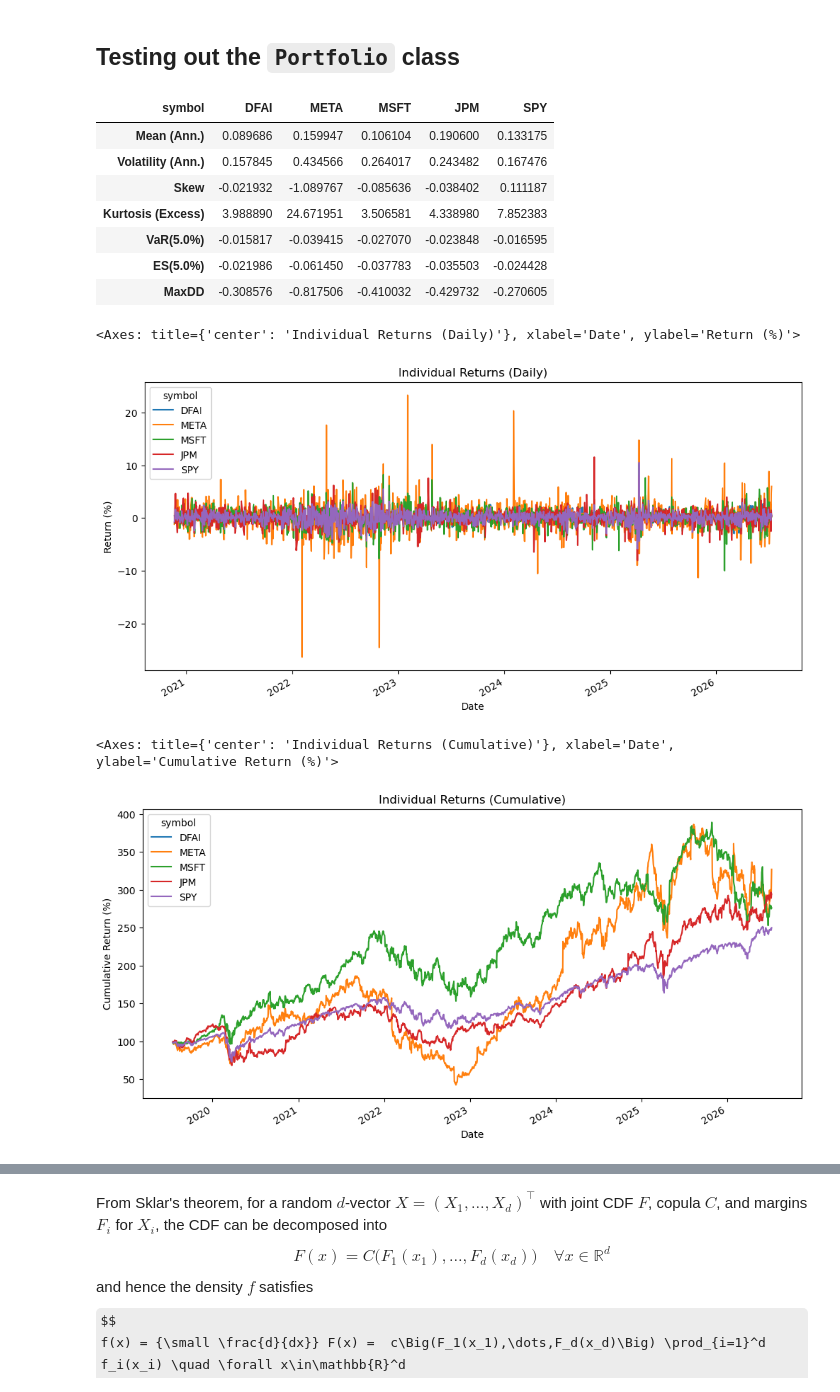
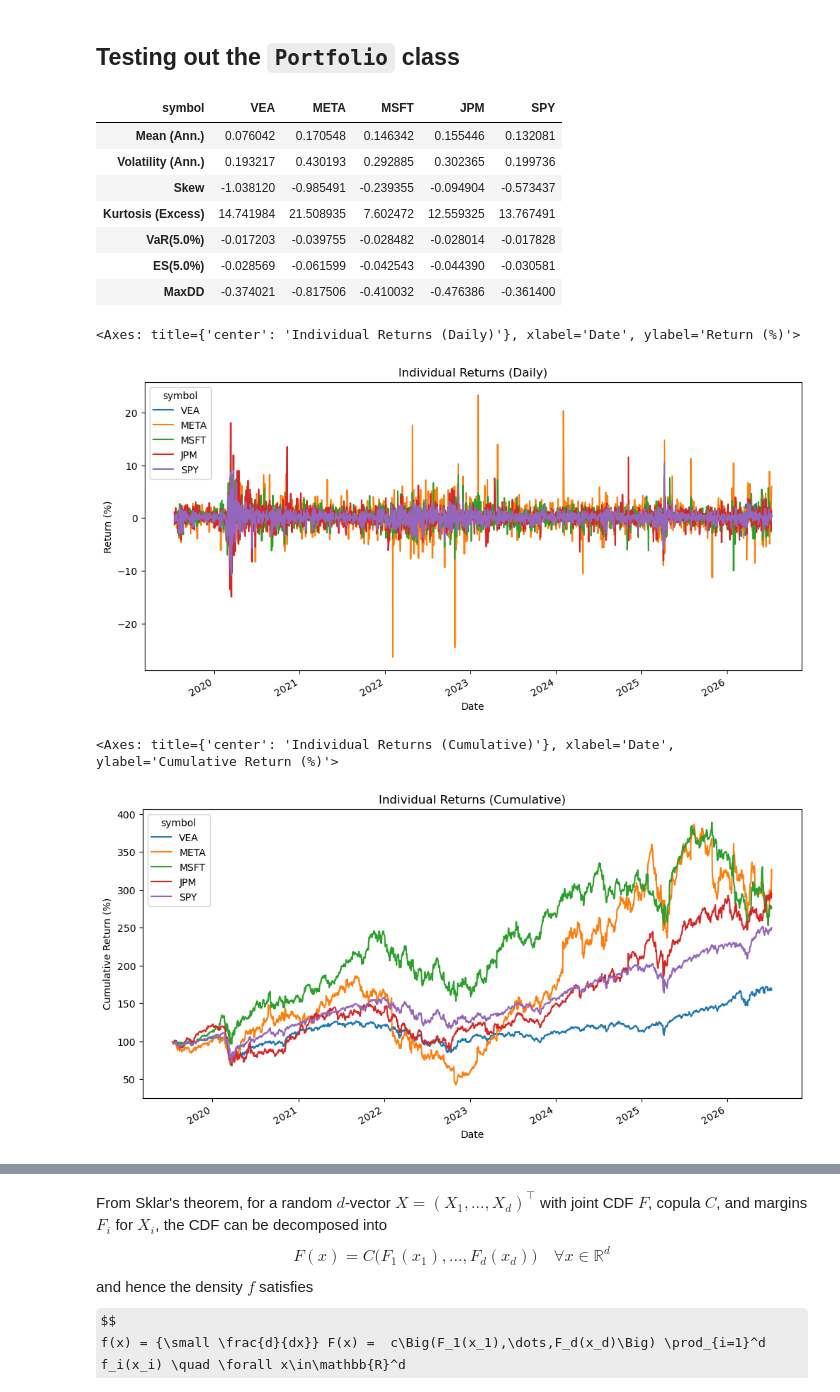
Before and after one commit to antonio-apm/portfolio-metrics, a Jupyter notebook: portfolio-metrics.ipynb, the cells around one changed output, grey strips where cells are left out. Saved outputs shown, nothing was run; the diff lists cells and outputs as text; code cells hidden in the pictures; some formulas as TeX source.

Commit message:
fixing tickers and plots

```diff
--- a/portfolio-metrics.ipynb
+++ b/portfolio-metrics.ipynb
@@ -13,7 +13,7 @@ from copulae import GaussianCopula, StudentCopula
 from scipy.stats import t as student_t, norm, laplace, genextreme
 # %%
 q = {
-    "DFAI":43,
+    "VEA":43,
     "META":2,
     "MSFT":3,
     "JPM":4,
@@ -673,14 +673,14 @@ p = Portfolio(tickers=my_pft, df=my_prices, weights=w)
 summary = p.uni_summary()
 summary
 # %% [output]
-| symbol | DFAI | META | MSFT | JPM | SPY |
-| Mean (Ann.) | 0.089686 | 0.159947 | 0.106104 | 0.190600 | 0.133175 |
-| Volatility (Ann.) | 0.157845 | 0.434566 | 0.264017 | 0.243482 | 0.167476 |
-| Skew | -0.021932 | -1.089767 | -0.085636 | -0.038402 | 0.111187 |
-| Kurtosis (Excess) | 3.988890 | 24.671951 | 3.506581 | 4.338980 | 7.852383 |
-| VaR(5.0%) | -0.015817 | -0.039415 | -0.027070 | -0.023848 | -0.016595 |
-| ES(5.0%) | -0.021986 | -0.061450 | -0.037783 | -0.035503 | -0.024428 |
-| MaxDD | -0.308576 | -0.817506 | -0.410032 | -0.429732 | -0.270605 |
+| symbol | VEA | META | MSFT | JPM | SPY |
+| Mean (Ann.) | 0.076042 | 0.170548 | 0.146342 | 0.155446 | 0.132081 |
+| Volatility (Ann.) | 0.193217 | 0.430193 | 0.292885 | 0.302365 | 0.199736 |
+| Skew | -1.038120 | -0.985491 | -0.239355 | -0.094904 | -0.573437 |
+| Kurtosis (Excess) | 14.741984 | 21.508935 | 7.602472 | 12.559325 | 13.767491 |
+| VaR(5.0%) | -0.017203 | -0.039755 | -0.028482 | -0.028014 | -0.017828 |
+| ES(5.0%) | -0.028569 | -0.061599 | -0.042543 | -0.044390 | -0.030581 |
+| MaxDD | -0.374021 | -0.817506 | -0.410032 | -0.476386 | -0.361400 |
 # %%
 (p.returns(holding='all', log=False)*100).plot(
     title="Individual Returns (Daily)",
@@ -690,17 +690,18 @@ summary
 )
 # %% [output]
 <Axes: title={'center': 'Individual Returns (Daily)'}, xlabel='Date', ylabel='Return (%)'>
-[figure, old version]
+[figure, new version]
 # %%
-p.data.apply(lambda x: 100*x/x.iloc[0]-1).plot(
+cum_rets = p.data.apply(lambda x: 100*x/x.iloc[0]-1)
+cum_rets.plot(
     title="Individual Returns (Cumulative)",
     xlabel="Date",
     ylabel="Cumulative Return (%)",
     figsize=(12, 6)
 )
 # %% [output]
 <Axes: title={'center': 'Individual Returns (Cumulative)'}, xlabel='Date', ylabel='Cumulative Return (%)'>
-[figure, old version]
+[figure, new version]
 # %%
 ## make this plot a method in the class
 fig, ax = plt.subplots(figsize=(6, 6))
```
Also changed, not shown: parts of 7 cells of this notebook.
